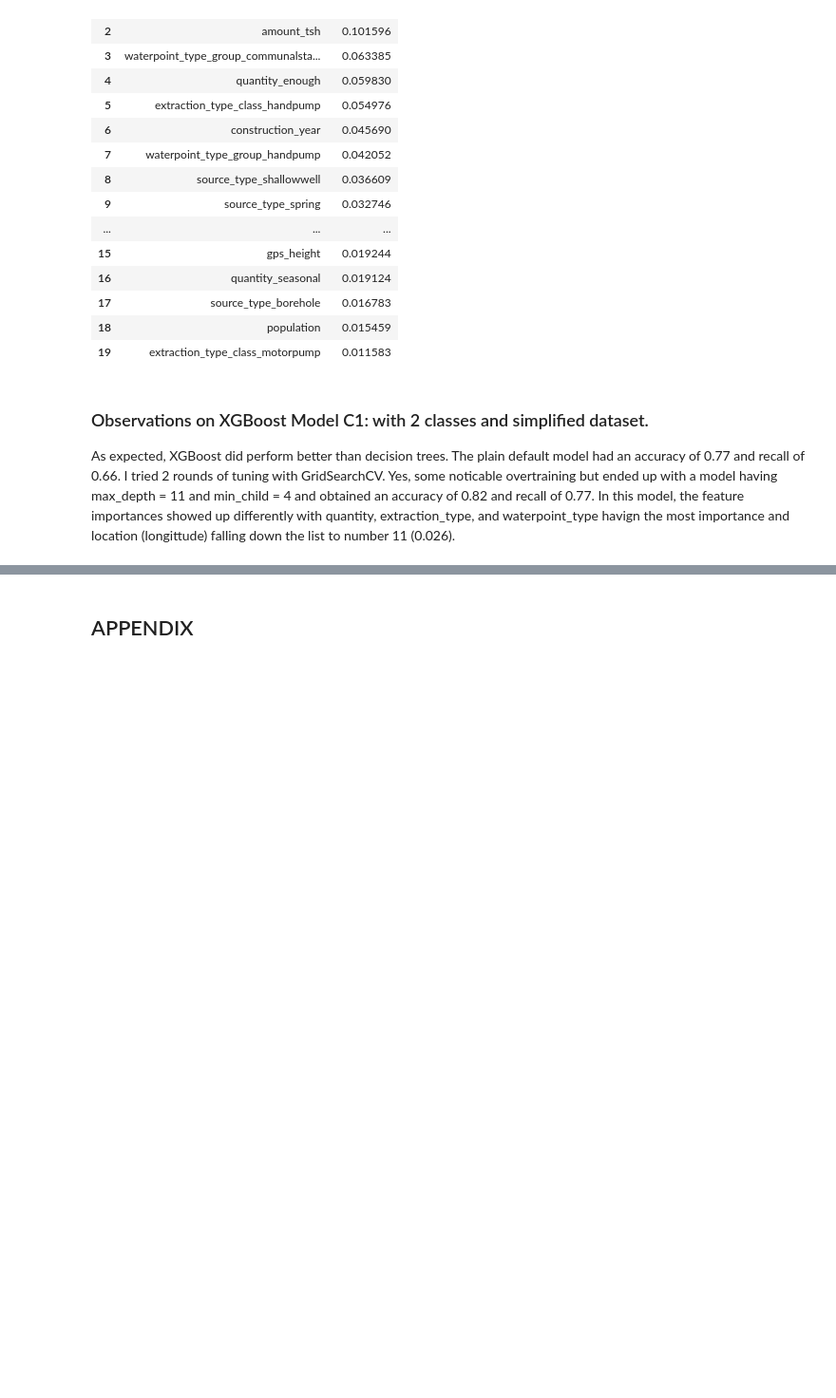
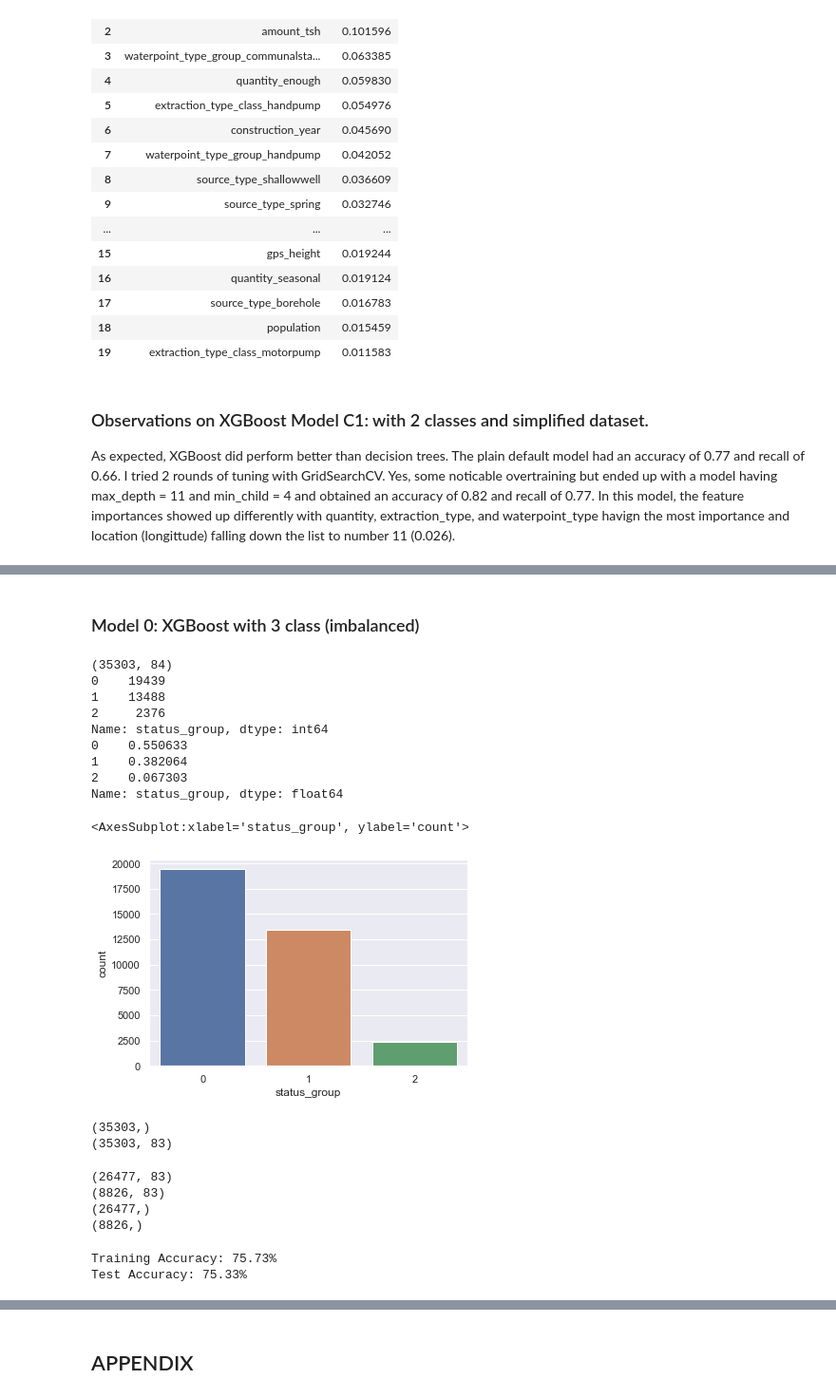
Before and after one commit to markp-rankin/Water-Well-Classification, a Jupyter notebook: Water-Well-Classification-PT2.ipynb, the cells around one changed output, grey strips where cells are left out. Shown at 95% size. Saved outputs shown, nothing was run; the diff lists cells and outputs as text; code cells hidden in the pictures; blank space fills up the shorter version.

```diff
--- a/Water-Well-Classification-PT2.ipynb
+++ b/Water-Well-Classification-PT2.ipynb
@@ -923,0 +993,2 @@ For the **Target variable classes** there are also a few approaches to try:
+# %%
+categorical_dummies2.columns = categorical_dummies2.columns.str.replace(' ','')
@@ -923,0 +1371,42 @@ For the **Target variable classes** there are also a few approaches to try:
+# %% [markdown]
+### Model 0: XGBoost with 3 class (imbalanced)
+# %%
+# Checking the distribuiton of Target varialbe
+print(data_redux2.shape)
+print (data_redux2['status_group'].value_counts())
+print (data_redux2['status_group'].value_counts(normalize=True))
+sns.countplot(x = 'status_group', data = data_redux2)
+# %% [output]
+(35303, 84)
+0    19439
+1    13488
+2     2376
+Name: status_group, dtype: int64
+0    0.550633
+1    0.382064
+2    0.067303
+Name: status_group, dtype: float64
+<AxesSubplot:xlabel='status_group', ylabel='count'>
+[figure, added]
+# %%
+# Need to split data into X and y dataframes.
+y = data_redux2['status_group']
+X = data_redux2.drop(columns=['status_group'], axis=1)
+print(y.shape)
+print(X.shape)
+# %% [output]
+(35303,)
+(35303, 83)
+# %%
+# Create train and test sets.
+X_train, X_test, y_train, y_test = train_test_split(X, y, test_size=0.25, random_state=40)
+print(X_train.shape)
+print(X_test.shape)
+
+print(y_train.shape)
+print(y_test.shape)
+# %% [output]
+(26477, 83)
+(8826, 83)
+(26477,)
+(8826,)
@@ -923,0 +1423,10 @@ For the **Target variable classes** there are also a few approaches to try:
+# %%
+# Get results
+training_accuracy = accuracy_score(y_train, training_preds)
+test_accuracy = accuracy_score(y_test, test_preds)
+
+print('Training Accuracy: {:.4}%'.format(training_accuracy * 100))
+print('Test Accuracy: {:.4}%'.format(test_accuracy * 100))
+# %% [output]
+Training Accuracy: 75.73%
+Test Accuracy: 75.33%
```
Also changed, not shown: parts of 54 cells of this notebook.
